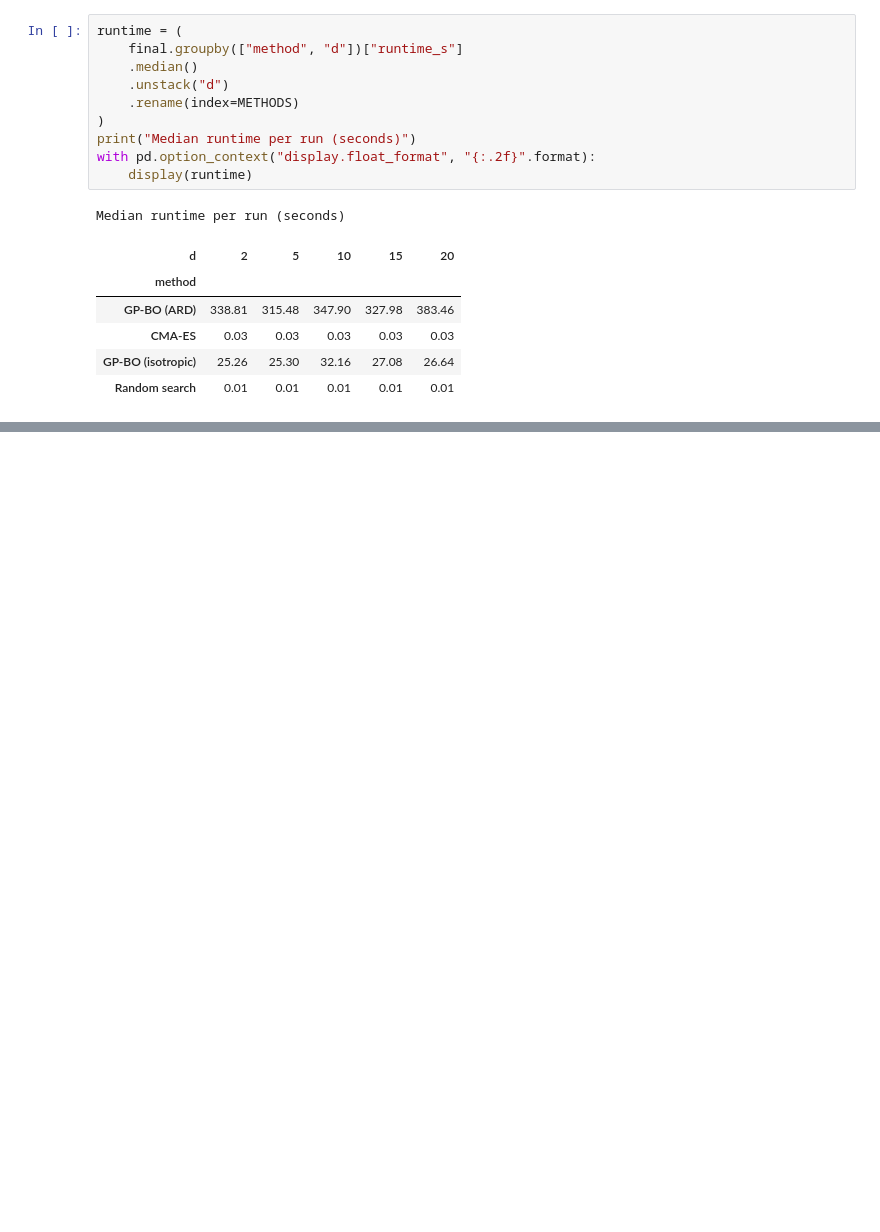
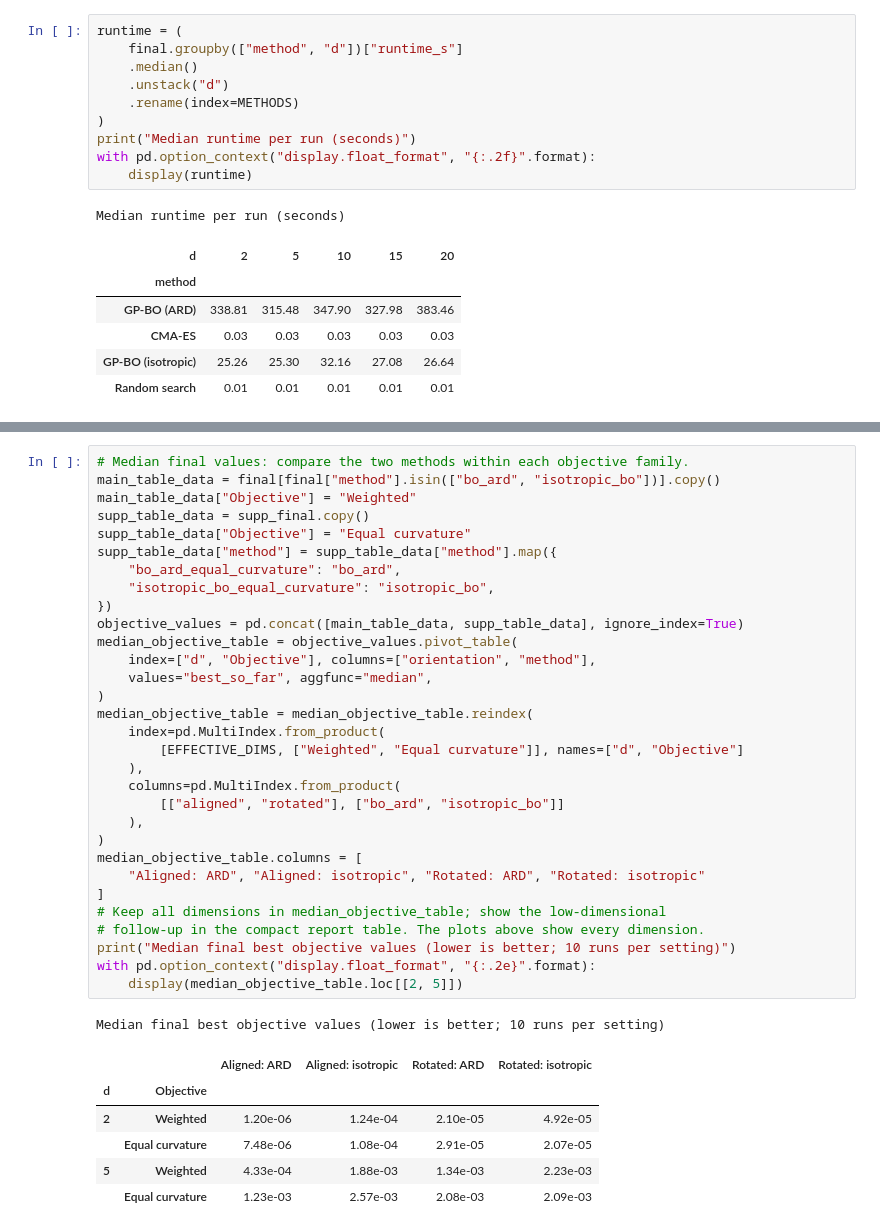
Before and after one commit to joanne-1234/dsa4212-assignment, a Jupyter notebook: code/analysis.ipynb, the cells around one changed output, grey strips where cells are left out. Saved outputs shown, nothing was run; the diff lists cells and outputs as text; blank space fills up the shorter version.

```diff
--- a/code/analysis.ipynb
+++ b/code/analysis.ipynb
@@ -625,0 +711,39 @@ _Key findings:_
+# %%
+# Median final values: compare the two methods within each objective family.
+main_table_data = final[final["method"].isin(["bo_ard", "isotropic_bo"])].copy()
+main_table_data["Objective"] = "Weighted"
+supp_table_data = supp_final.copy()
+supp_table_data["Objective"] = "Equal curvature"
+supp_table_data["method"] = supp_table_data["method"].map({
+    "bo_ard_equal_curvature": "bo_ard",
+    "isotropic_bo_equal_curvature": "isotropic_bo",
+})
+objective_values = pd.concat([main_table_data, supp_table_data], ignore_index=True)
+median_objective_table = objective_values.pivot_table(
+    index=["d", "Objective"], columns=["orientation", "method"],
+    values="best_so_far", aggfunc="median",
+)
+median_objective_table = median_objective_table.reindex(
+    index=pd.MultiIndex.from_product(
+        [EFFECTIVE_DIMS, ["Weighted", "Equal curvature"]], names=["d", "Objective"]
+    ),
+    columns=pd.MultiIndex.from_product(
+        [["aligned", "rotated"], ["bo_ard", "isotropic_bo"]]
+    ),
+)
+median_objective_table.columns = [
+    "Aligned: ARD", "Aligned: isotropic", "Rotated: ARD", "Rotated: isotropic"
+]
+# Keep all dimensions in median_objective_table; show the low-dimensional
+# follow-up in the compact report table. The plots above show every dimension.
+print("Median final best objective values (lower is better; 10 runs per setting)")
+with pd.option_context("display.float_format", "{:.2e}".format):
+    display(median_objective_table.loc[[2, 5]])
+# %% [output]
+Median final best objective values (lower is better; 10 runs per setting)
+|  |  | Aligned: ARD | Aligned: isotropic | Rotated: ARD | Rotated: isotropic |
+| d | Objective |  |  |  |  |
+| 2 | Weighted | 1.20e-06 | 1.24e-04 | 2.10e-05 | 4.92e-05 |
+|  | Equal curvature | 7.48e-06 | 1.08e-04 | 2.91e-05 | 2.07e-05 |
+| 5 | Weighted | 4.33e-04 | 1.88e-03 | 1.34e-03 | 2.23e-03 |
+|  | Equal curvature | 1.23e-03 | 2.57e-03 | 2.08e-03 | 2.09e-03 |
```
Also changed, not shown: parts of 12 cells of this notebook.
